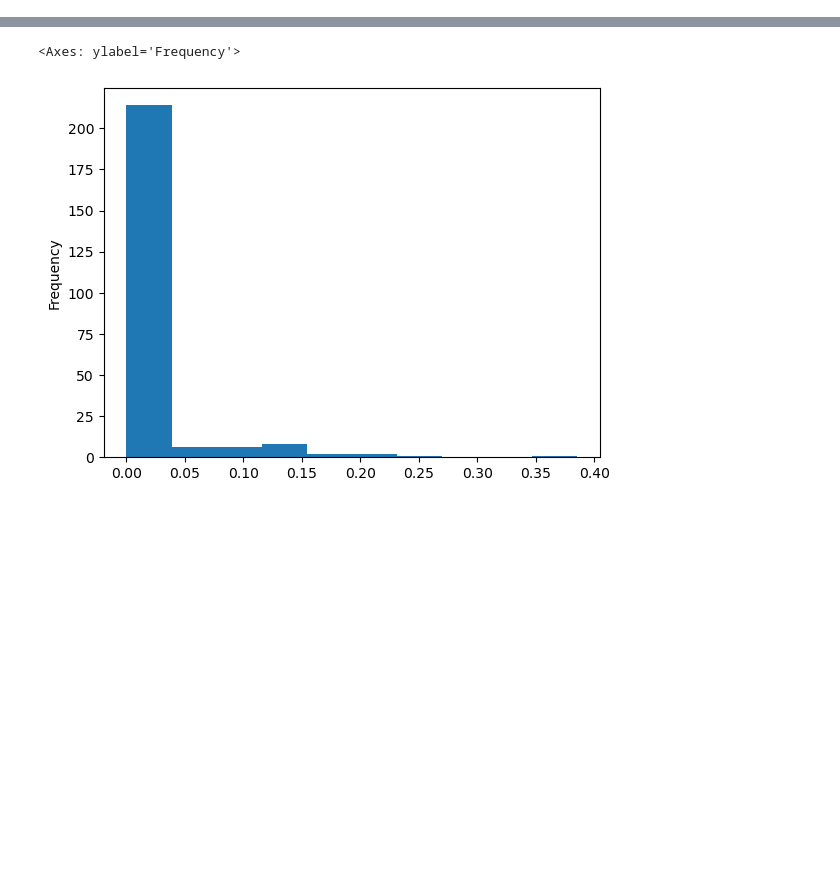
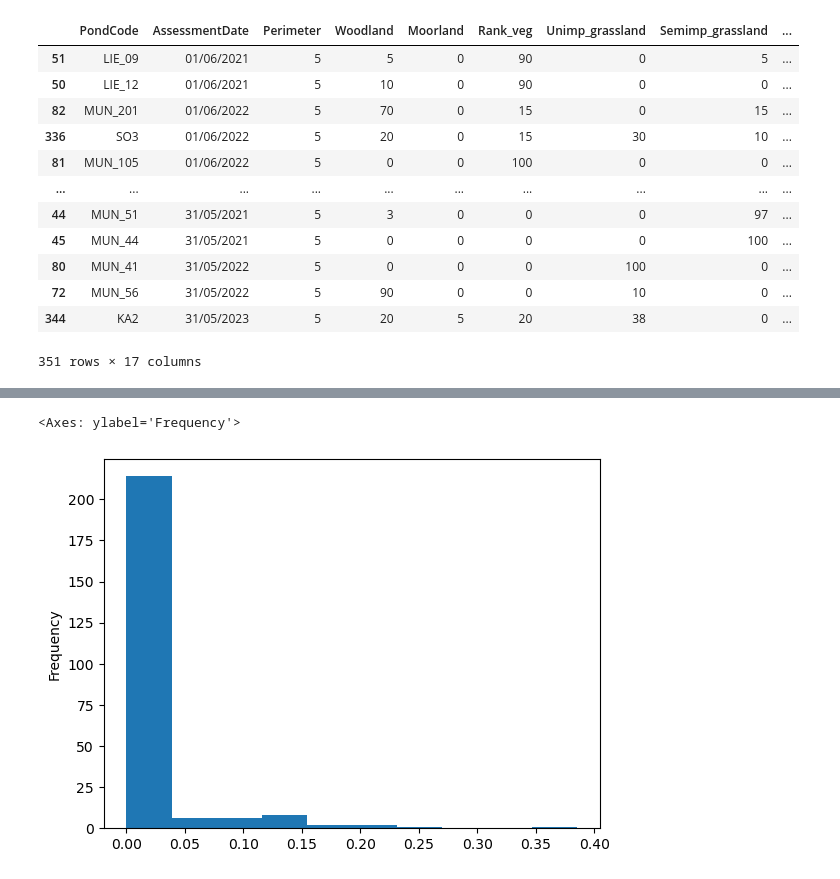
Before and after one commit to jingsday/ponderful_Scripts, a Jupyter notebook: ponderful_Scripts_random_forest/ponderful_Scripts_quantile_transformed.ipynb, the cells around one changed output, grey strips where cells are left out. Saved outputs shown, nothing was run; the diff lists cells and outputs as text; code cells hidden in the pictures; blank space fills up the shorter version.

```diff
--- a/ponderful_Scripts_random_forest/ponderful_Scripts_quantile_transformed.ipynb
+++ b/ponderful_Scripts_random_forest/ponderful_Scripts_quantile_transformed.ipynb
@@ -24,0 +46,18 @@ display(Phy_Che)
+# %%
+lu_5m=lu_5m.sort_values('AssessmentDate',ascending=True)
+# %%
+lu_5m
+# %% [output]
+|  | PondCode | AssessmentDate | Perimeter | Woodland | Moorland | Rank_veg | Unimp_grassland | Semimp_grassland | ... |
+| 51 | LIE_09 | 01/06/2021 | 5 | 5 | 0 | 90 | 0 | 5 | ... |
+| 50 | LIE_12 | 01/06/2021 | 5 | 10 | 0 | 90 | 0 | 0 | ... |
+| 82 | MUN_201 | 01/06/2022 | 5 | 70 | 0 | 15 | 0 | 15 | ... |
+| 336 | SO3 | 01/06/2022 | 5 | 20 | 0 | 15 | 30 | 10 | ... |
+| 81 | MUN_105 | 01/06/2022 | 5 | 0 | 0 | 100 | 0 | 0 | ... |
+| ... | ... | ... | ... | ... | ... | ... | ... | ... | ... |
+| 44 | MUN_51 | 31/05/2021 | 5 | 3 | 0 | 0 | 0 | 97 | ... |
+| 45 | MUN_44 | 31/05/2021 | 5 | 0 | 0 | 0 | 0 | 100 | ... |
+| 80 | MUN_41 | 31/05/2022 | 5 | 0 | 0 | 0 | 100 | 0 | ... |
+| 72 | MUN_56 | 31/05/2022 | 5 | 90 | 0 | 0 | 10 | 0 | ... |
+| 344 | KA2 | 31/05/2023 | 5 | 20 | 5 | 20 | 38 | 0 | ... |
+351 rows × 17 columns
```
Also changed, not shown: parts of 18 cells of this notebook, 3 other files.
